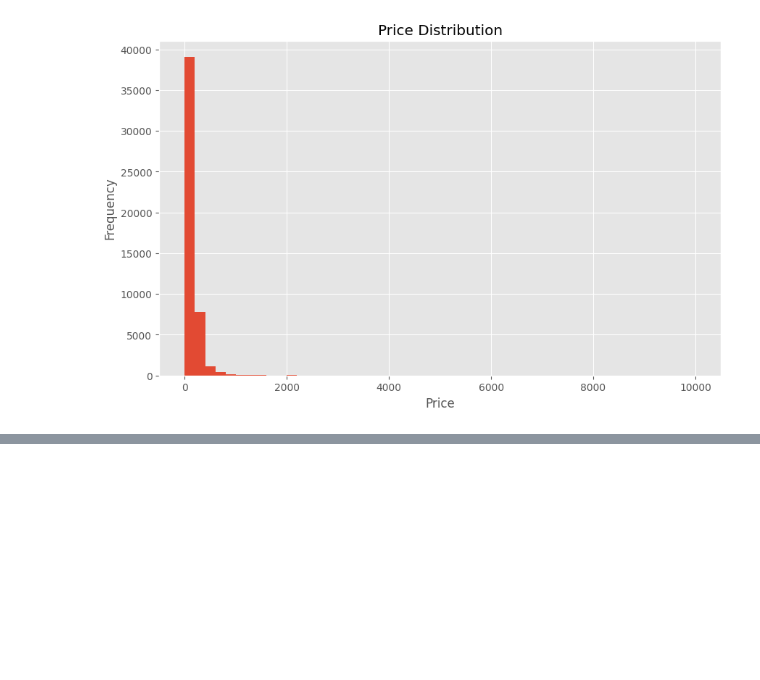
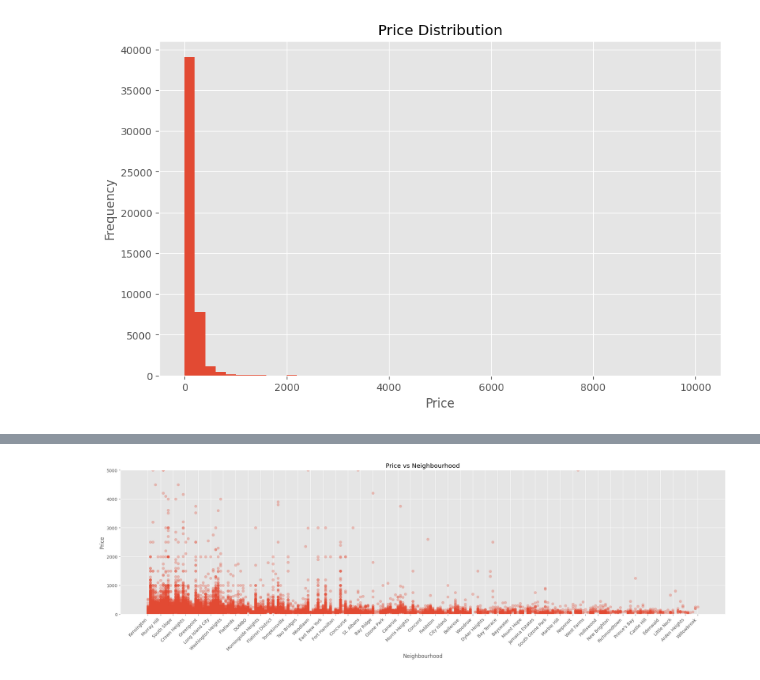
Before and after one commit to PanithanPenny/ProgrammingWithData, a Jupyter notebook: Midterm_Penny.ipynb, the cells around one changed output, grey strips where cells are left out. Saved outputs shown, nothing was run; the diff lists cells and outputs as text; code cells hidden in the pictures; blank space fills up the shorter version.

```diff
--- a/Midterm_Penny.ipynb
+++ b/Midterm_Penny.ipynb
@@ -82,0 +152,17 @@ plt.show()
+# %%
+plt.figure(figsize=(25, 6))  # Increase width
+plt.scatter(airbnb['neighbourhood_numeric'], airbnb['price'], alpha=0.3)
+plt.title("Price vs Neighbourhood")
+plt.xlabel("Neighbourhood")
+plt.ylabel("Price")
+plt.ylim(0, 5000)  # Adjust y-axis limit
+
+# Set x-ticks to display every 5th neighbourhood label
+step = 5  # Show every 5th label to reduce clutter
+plt.xticks(ticks=list(neighbourhood_mapping.values())[::step],
+           labels=list(neighbourhood_mapping.keys())[::step],
+           rotation=45, ha='right')
+
+plt.show()
+# %% [output]
+[figure, added]
```
Also changed, not shown: parts of 24 cells of this notebook.
